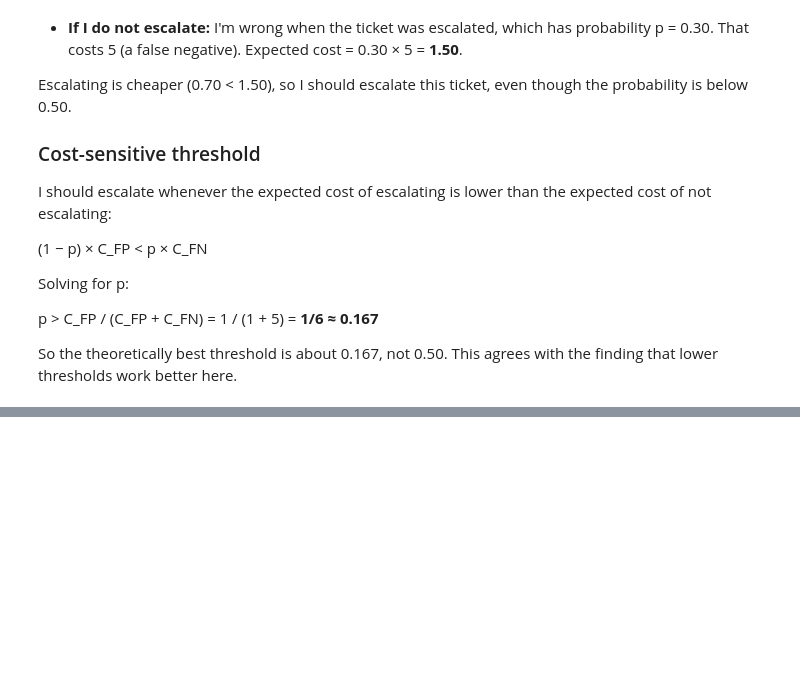
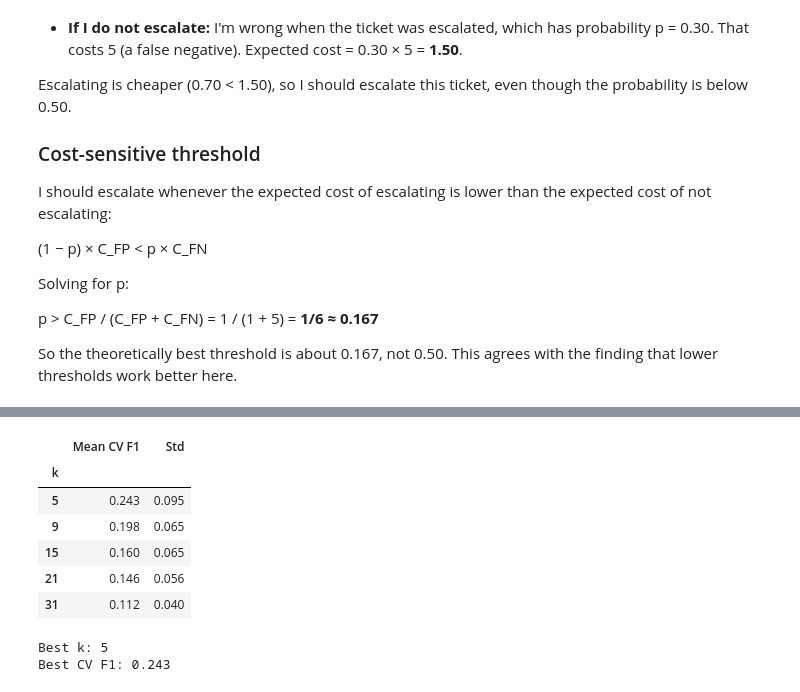
Before and after one commit to Ruhama-Beshada/lab3-ticket-escalation, a Jupyter notebook: lab3_ticket_escalation.ipynb, the cells around one changed output, grey strips where cells are left out. Drawn from its saved outputs; the diff is of its cells as text; code cells hidden in the pictures; blank space fills up the shorter version.

```diff
--- a/lab3_ticket_escalation.ipynb
+++ b/lab3_ticket_escalation.ipynb
@@ -444,0 +449,32 @@ So the theoretically best threshold is about 0.167, not 0.50. This agrees with t
+# %%
+cv = StratifiedKFold(n_splits=5, shuffle=True, random_state=42)
+
+knn_pipe = Pipeline([
+    ("prep", preprocessor),
+    ("model", KNeighborsClassifier())
+])
+
+param_grid = {"model__n_neighbors": [5, 9, 15, 21, 31]}
+
+grid = GridSearchCV(knn_pipe, param_grid, scoring="f1", cv=cv)
+grid.fit(X_train, y_train)
+
+knn_cv = pd.DataFrame({
+    "k": [5, 9, 15, 21, 31],
+    "Mean CV F1": grid.cv_results_["mean_test_score"],
+    "Std": grid.cv_results_["std_test_score"],
+}).set_index("k").round(3)
+display(knn_cv)
+
+print("Best k:", grid.best_params_["model__n_neighbors"])
+print("Best CV F1:", round(grid.best_score_, 3))
+# %% [output]
+|  | Mean CV F1 | Std |
+| k |  |  |
+| 5 | 0.243 | 0.095 |
+| 9 | 0.198 | 0.065 |
+| 15 | 0.160 | 0.065 |
+| 21 | 0.146 | 0.056 |
+| 31 | 0.112 | 0.040 |
+Best k: 5
+Best CV F1: 0.243
```
Also changed, not shown: parts of 6 cells of this notebook.
